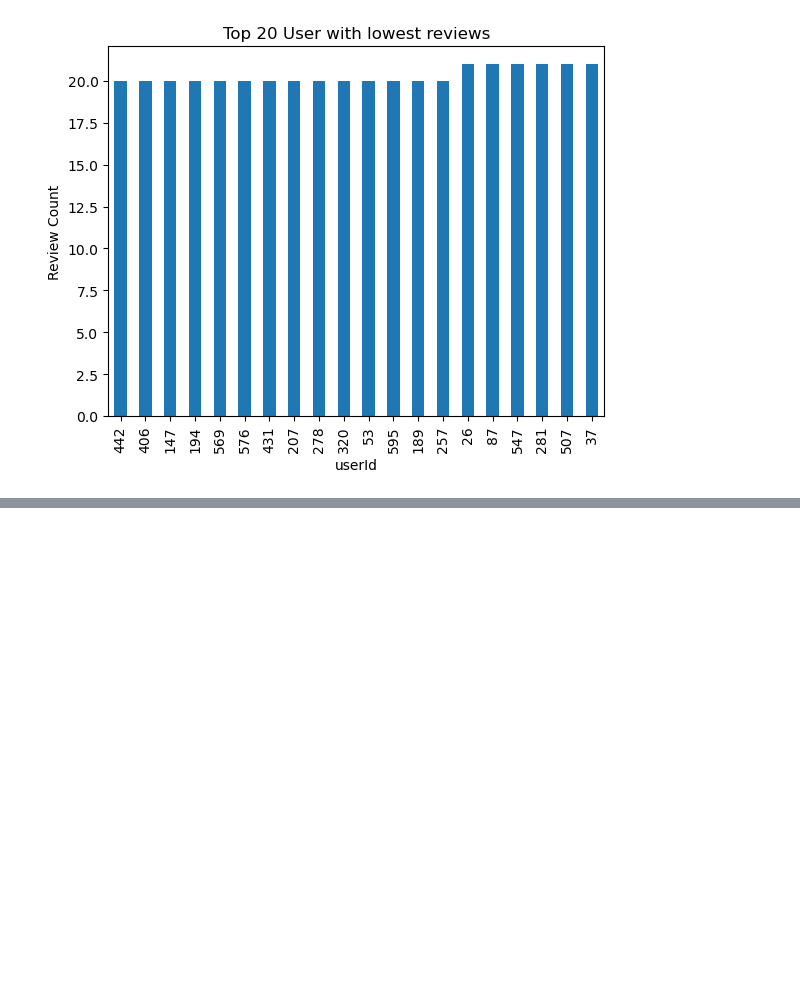
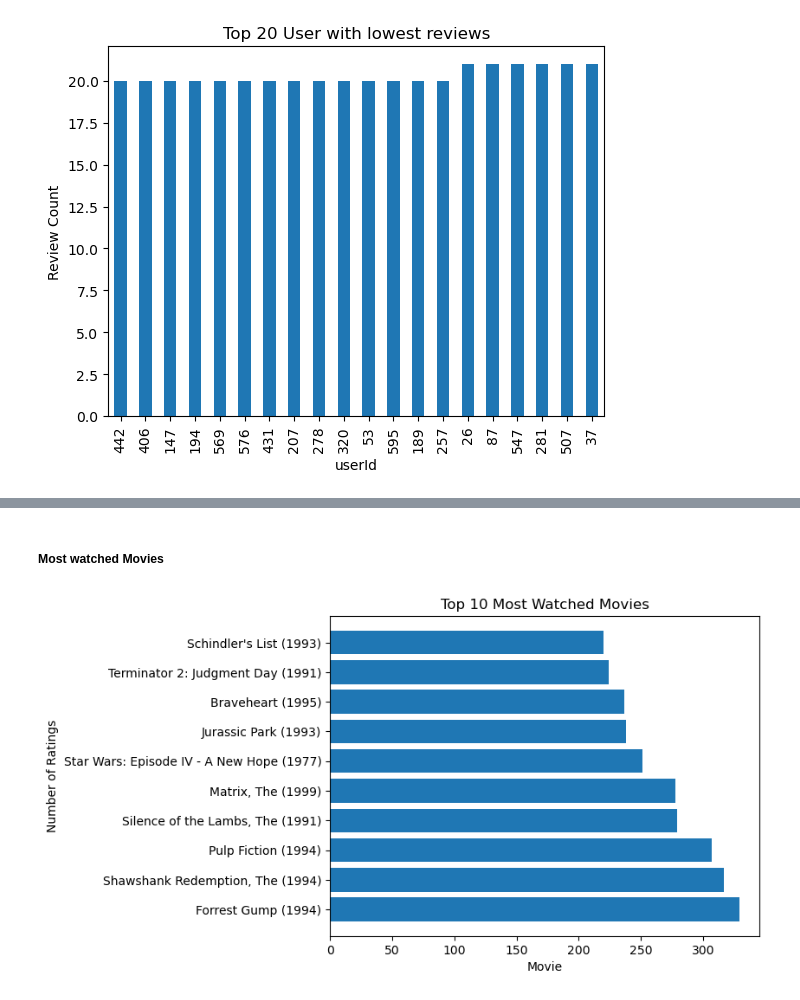
Before and after one commit to DATA-606-SPRING-2023-THU/hemanth_data606, a Jupyter notebook: src/proposal_eda.ipynb, the cells around one changed output, grey strips where cells are left out. Drawn from its saved outputs; the diff is of its cells as text; code cells hidden in the pictures; blank space fills up the shorter version.

```diff
--- a/src/proposal_eda.ipynb
+++ b/src/proposal_eda.ipynb
@@ -276,0 +297,3 @@ plt.show()
+# %%
+# rating_df.groupby('movieid')['rating'].mean()
+movies_df.set_index('movieid').join(rating_df.groupby('movieid')['rating'].mean()).sort_values('rating', ascending=False).head(300)
@@ -276,0 +317,2 @@ plt.show()
+# %%
+movies_df.set_index('movieid').join(rating_df.groupby('movieid')['rating'].mean()).sort_values('rating', ascending=True).head(300)
@@ -276,0 +334,17 @@ plt.show()
+# %% [markdown]
+<h5>Most watched Movies</h5>
+# %%
+movie_ratings = rating_df.groupby('movieid')['rating'].count()
+top_movies = movie_ratings.sort_values(ascending=False)[:10]
+top_movies.index.name = 'movieid'
+top_movies = pd.merge(top_movies, movies_df, on='movieid')
+# %%
+# Visualize the top 10 most watched movies
+plt.barh(top_movies['title'], top_movies['rating'])
+plt.xticks()
+plt.xlabel('Movie')
+plt.ylabel('Number of Ratings')
+plt.title('Top 10 Most Watched Movies')
+plt.show()
+# %% [output]
+[figure, added]
```
Also changed, not shown: parts of 19 cells of this notebook.
